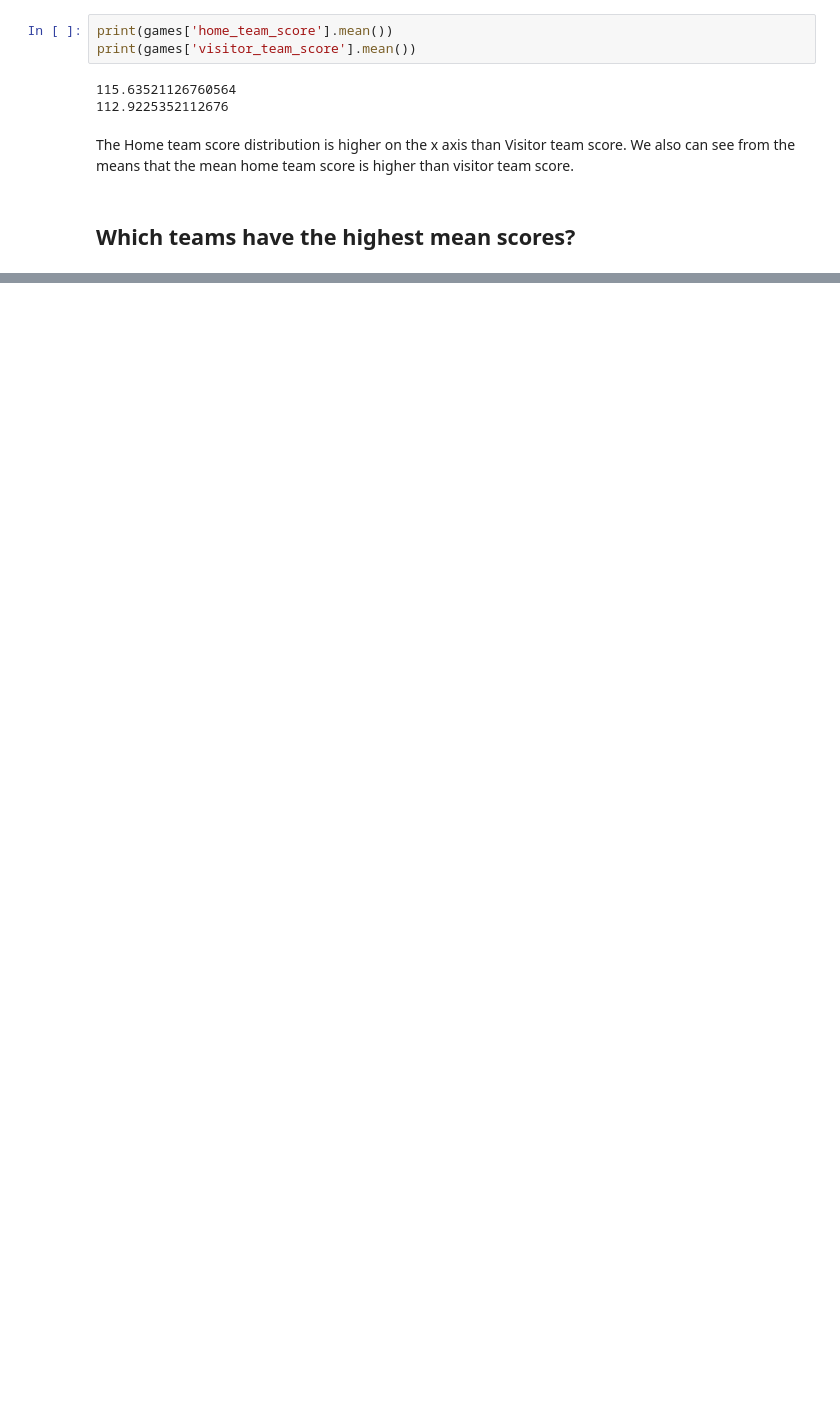
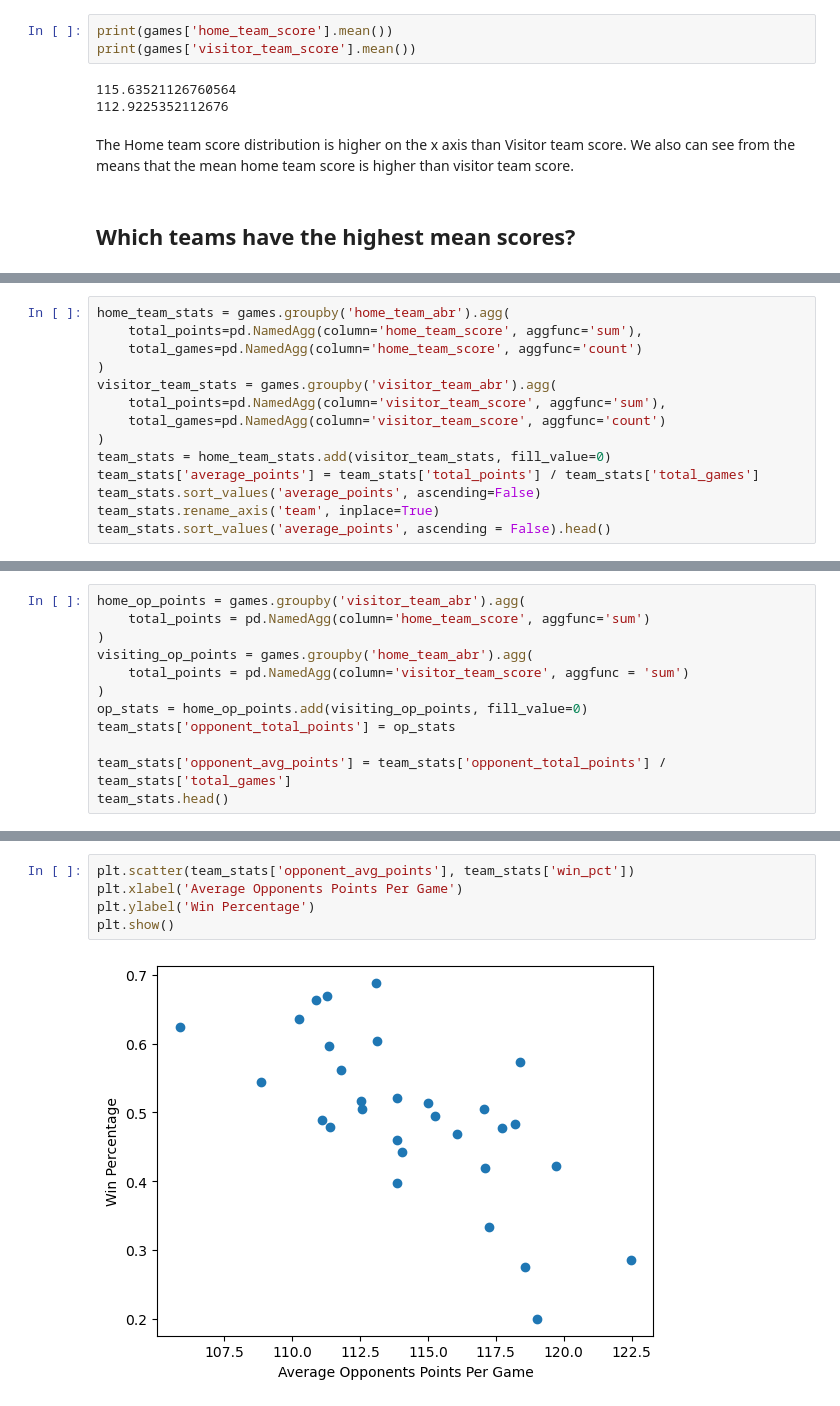
Before and after one commit to dlesueur/386Project, a Jupyter notebook: EDA.ipynb, the cells around one changed output, grey strips where cells are left out. Cells and saved outputs as stored; diff of their text form; blank space fills up the shorter version.

```diff
--- a/EDA.ipynb
+++ b/EDA.ipynb
@@ -36,0 +96,14 @@ The Home team score distribution is higher on the x axis than Visitor team score
+# %%
+home_team_stats = games.groupby('home_team_abr').agg(
+    total_points=pd.NamedAgg(column='home_team_score', aggfunc='sum'),
+    total_games=pd.NamedAgg(column='home_team_score', aggfunc='count')
+)
+visitor_team_stats = games.groupby('visitor_team_abr').agg(
+    total_points=pd.NamedAgg(column='visitor_team_score', aggfunc='sum'),
+    total_games=pd.NamedAgg(column='visitor_team_score', aggfunc='count')
+)
+team_stats = home_team_stats.add(visitor_team_stats, fill_value=0)
+team_stats['average_points'] = team_stats['total_points'] / team_stats['total_games']
+team_stats.sort_values('average_points', ascending=False)
+team_stats.rename_axis('team', inplace=True)
+team_stats.sort_values('average_points', ascending = False).head()
@@ -36,0 +118,12 @@ The Home team score distribution is higher on the x axis than Visitor team score
+# %%
+home_op_points = games.groupby('visitor_team_abr').agg(
+    total_points = pd.NamedAgg(column='home_team_score', aggfunc='sum')
+)
+visiting_op_points = games.groupby('home_team_abr').agg(
+    total_points = pd.NamedAgg(column='visitor_team_score', aggfunc = 'sum')
+)
+op_stats = home_op_points.add(visiting_op_points, fill_value=0)
+team_stats['opponent_total_points'] = op_stats
+
+team_stats['opponent_avg_points'] = team_stats['opponent_total_points'] / team_stats['total_games']
+team_stats.head()
@@ -36,0 +138,7 @@ The Home team score distribution is higher on the x axis than Visitor team score
+# %%
+plt.scatter(team_stats['opponent_avg_points'], team_stats['win_pct'])
+plt.xlabel('Average Opponents Points Per Game')
+plt.ylabel('Win Percentage')
+plt.show()
+# %% [output]
+[figure, added]
```
Also changed, not shown: parts of 12 cells of this notebook.
